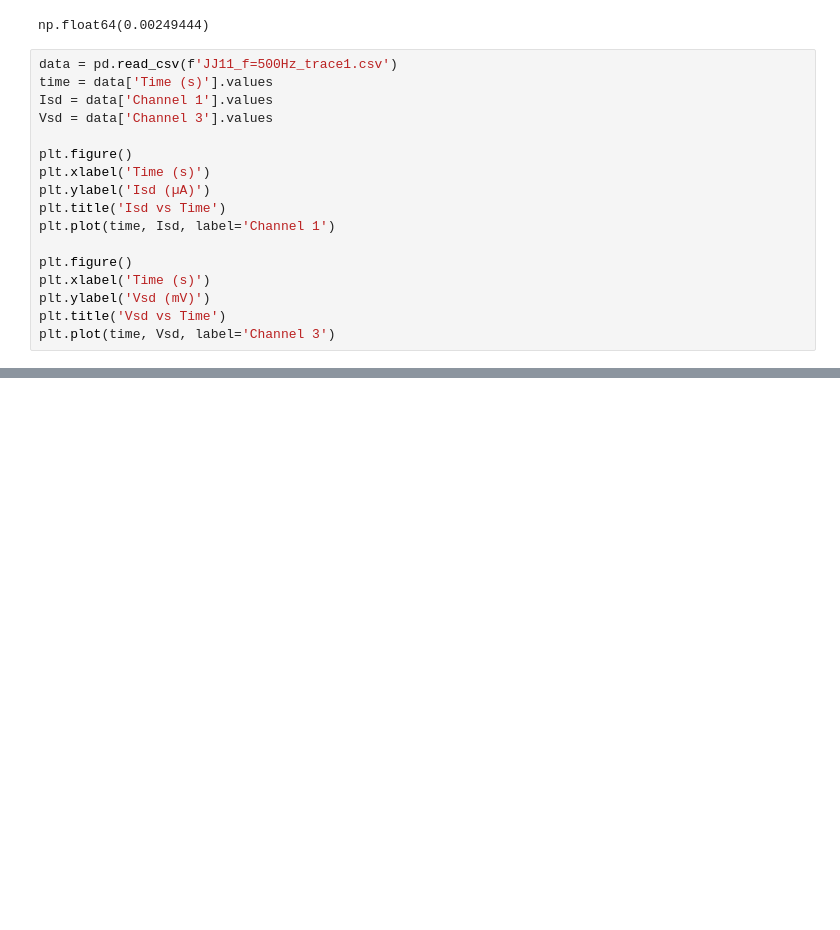
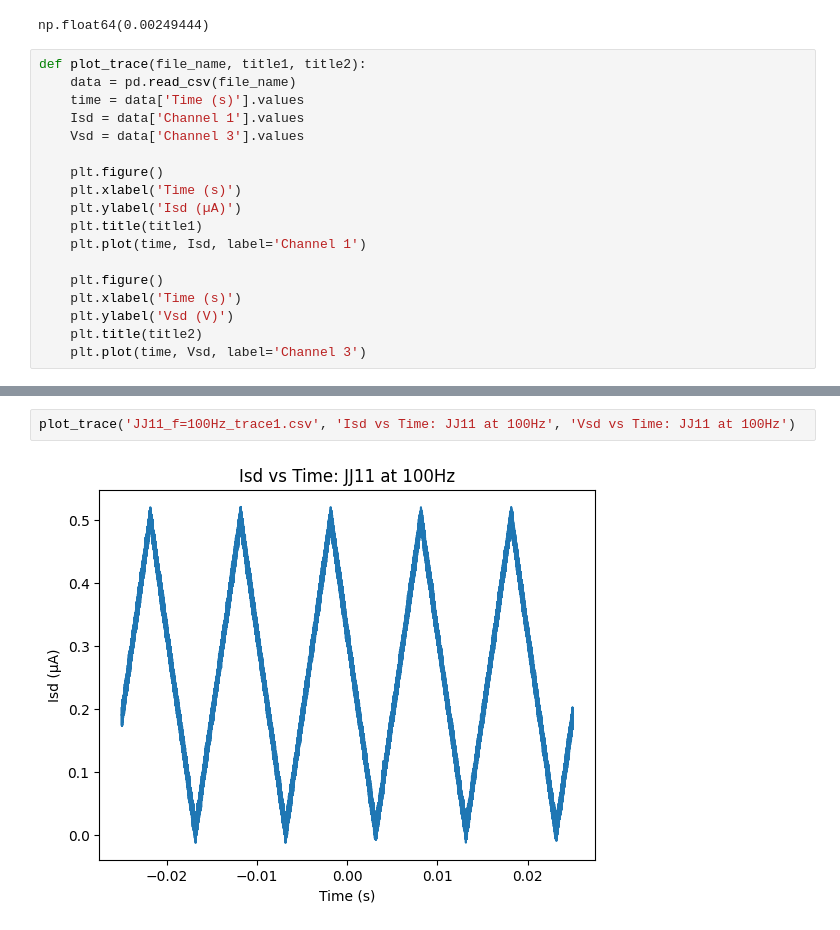
Before and after one commit to defnedoken/labeq, a Jupyter notebook: pulse_analysis.ipynb, the cells around one changed output, grey strips where cells are left out. Saved outputs shown, nothing was run; the diff lists cells and outputs as text; blank space fills up the shorter version.

```diff
--- a/pulse_analysis.ipynb
+++ b/pulse_analysis.ipynb
@@ -105,19 +144,20 @@ Voltage at critical index is -0.1630298408:
 Critical current time: 0.00249444
 np.float64(0.00249444)
 # %%
-data = pd.read_csv(f'JJ11_f=500Hz_trace1.csv')
-time = data['Time (s)'].values
-Isd = data['Channel 1'].values
-Vsd = data['Channel 3'].values
+def plot_trace(file_name, title1, title2):
+    data = pd.read_csv(file_name)
+    time = data['Time (s)'].values
+    Isd = data['Channel 1'].values
+    Vsd = data['Channel 3'].values
 
-plt.figure()
-plt.xlabel('Time (s)')
-plt.ylabel('Isd (µA)')
-plt.title('Isd vs Time')
-plt.plot(time, Isd, label='Channel 1')
+    plt.figure()
+    plt.xlabel('Time (s)')
+    plt.ylabel('Isd (µA)')
+    plt.title(title1)
+    plt.plot(time, Isd, label='Channel 1')
 
-plt.figure()
-plt.xlabel('Time (s)')
-plt.ylabel('Vsd (mV)')
-plt.title('Vsd vs Time')
-plt.plot(time, Vsd, label='Channel 3')
+    plt.figure()
+    plt.xlabel('Time (s)')
+    plt.ylabel('Vsd (V)')
+    plt.title(title2)
+    plt.plot(time, Vsd, label='Channel 3')
@@ -168,0 +234,4 @@ Critical current times: [-0.005      -0.00499999 -0.00499998 ...  0.00471342  0.
+# %%
+plot_trace('JJ11_f=100Hz_trace1.csv', 'Isd vs Time: JJ11 at 100Hz', 'Vsd vs Time: JJ11 at 100Hz')
+# %% [output]
+[figure, added]
```
Also changed, not shown: parts of 12 cells of this notebook.
